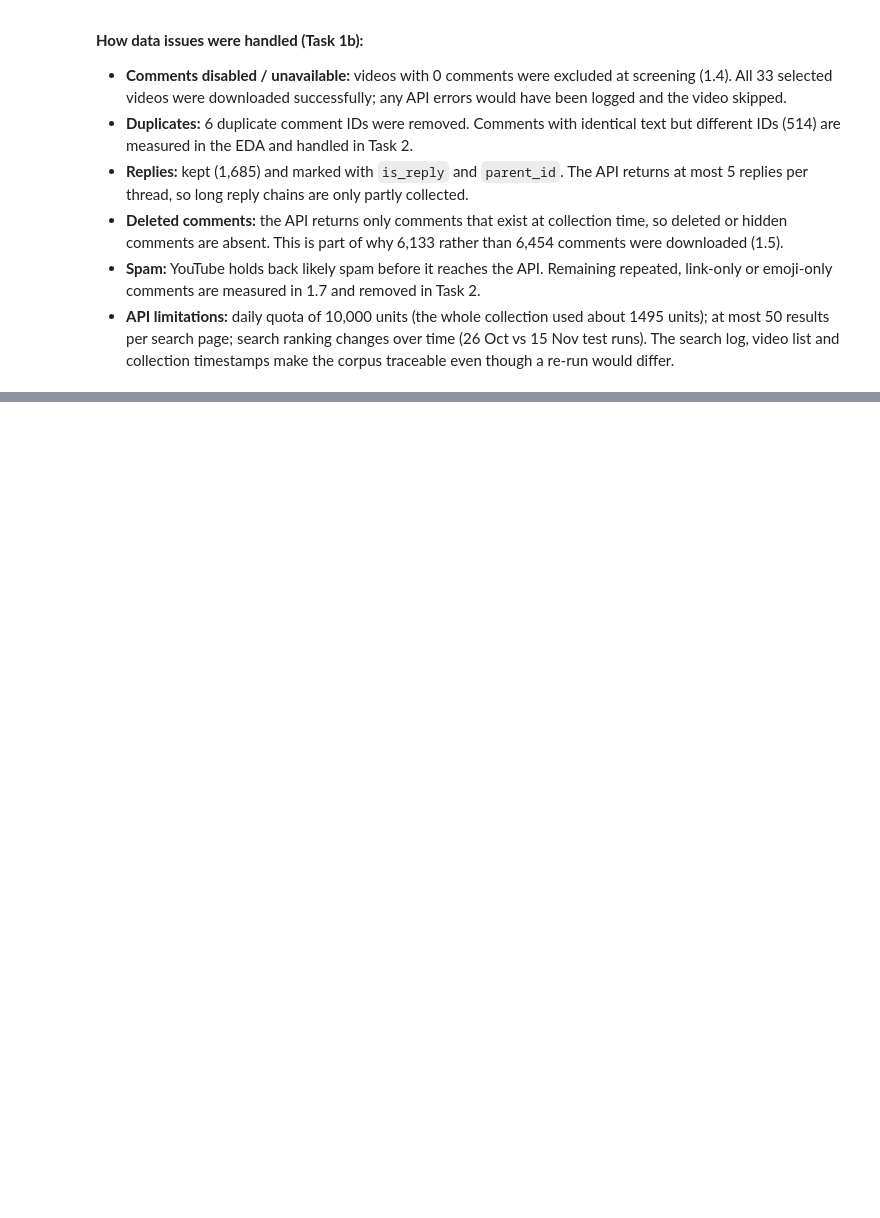
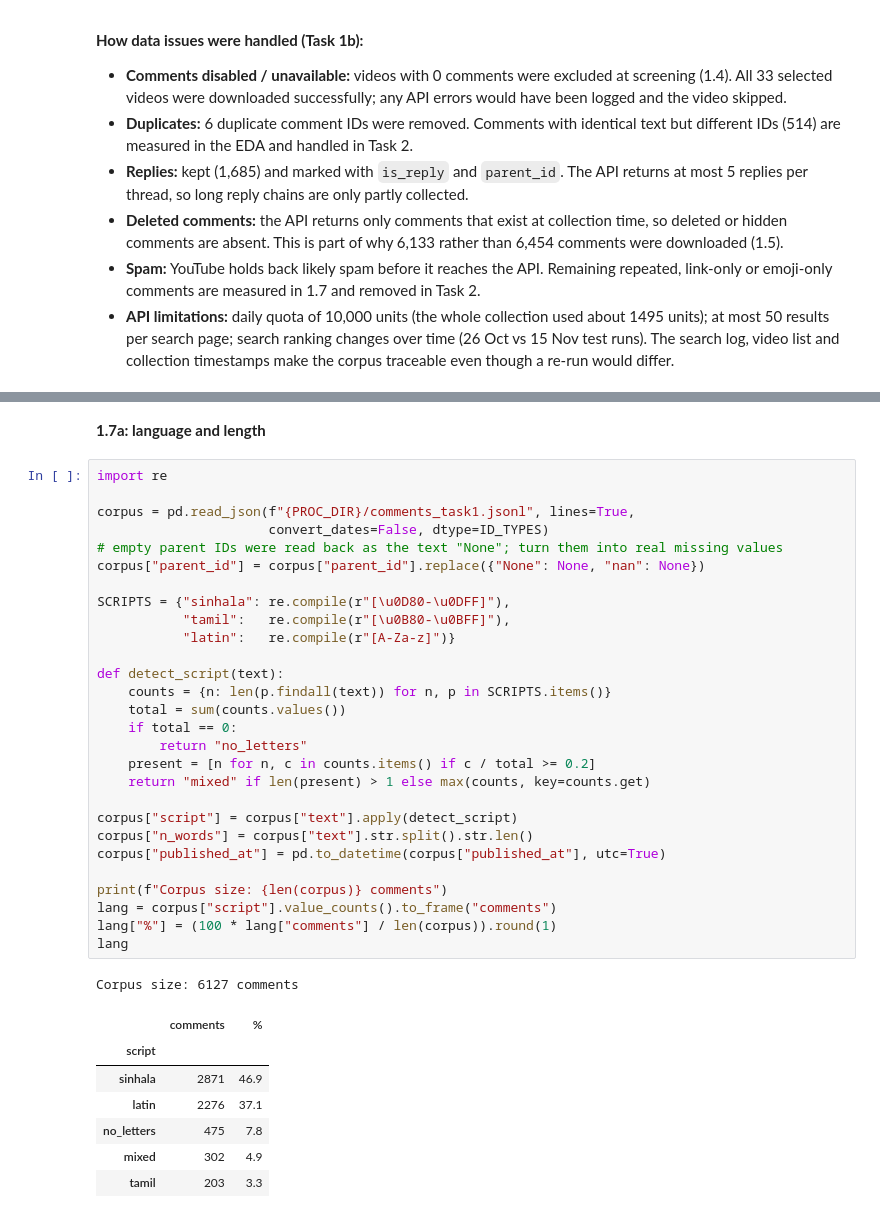
Before and after one commit to SiyumiJayawardhane/sl-edu-reform-voices, a Jupyter notebook: Solution_2410215.ipynb, the cells around one changed output, grey strips where cells are left out. Cells and saved outputs as stored; diff of their text form; blank space fills up the shorter version.

```diff
--- a/Solution_2410215.ipynb
+++ b/Solution_2410215.ipynb
@@ -592,0 +602,39 @@ Saved comments_task1.jsonl and video_list.csv
+# %% [markdown]
+**1.7a: language and length**
+# %%
+import re
+
+corpus = pd.read_json(f"{PROC_DIR}/comments_task1.jsonl", lines=True,
+                      convert_dates=False, dtype=ID_TYPES)
+# empty parent IDs were read back as the text "None"; turn them into real missing values
+corpus["parent_id"] = corpus["parent_id"].replace({"None": None, "nan": None})
+
+SCRIPTS = {"sinhala": re.compile(r"[\u0D80-\u0DFF]"),
+           "tamil":   re.compile(r"[\u0B80-\u0BFF]"),
+           "latin":   re.compile(r"[A-Za-z]")}
+
+def detect_script(text):
+    counts = {n: len(p.findall(text)) for n, p in SCRIPTS.items()}
+    total = sum(counts.values())
+    if total == 0:
+        return "no_letters"
+    present = [n for n, c in counts.items() if c / total >= 0.2]
+    return "mixed" if len(present) > 1 else max(counts, key=counts.get)
+
+corpus["script"] = corpus["text"].apply(detect_script)
+corpus["n_words"] = corpus["text"].str.split().str.len()
+corpus["published_at"] = pd.to_datetime(corpus["published_at"], utc=True)
+
+print(f"Corpus size: {len(corpus)} comments")
+lang = corpus["script"].value_counts().to_frame("comments")
+lang["%"] = (100 * lang["comments"] / len(corpus)).round(1)
+lang
+# %% [output]
+Corpus size: 6127 comments
+|  | comments | % |
+| script |  |  |
+| sinhala | 2871 | 46.9 |
+| latin | 2276 | 37.1 |
+| no_letters | 475 | 7.8 |
+| mixed | 302 | 4.9 |
+| tamil | 203 | 3.3 |
```
Also changed, not shown: parts of 16 cells of this notebook.
